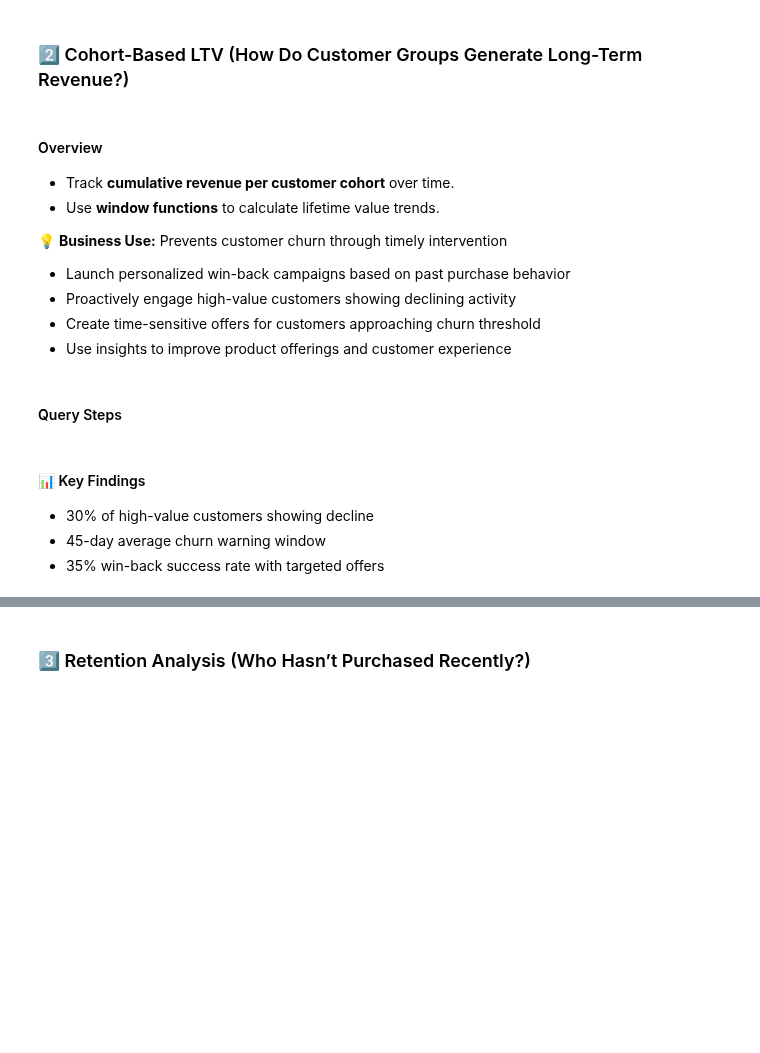
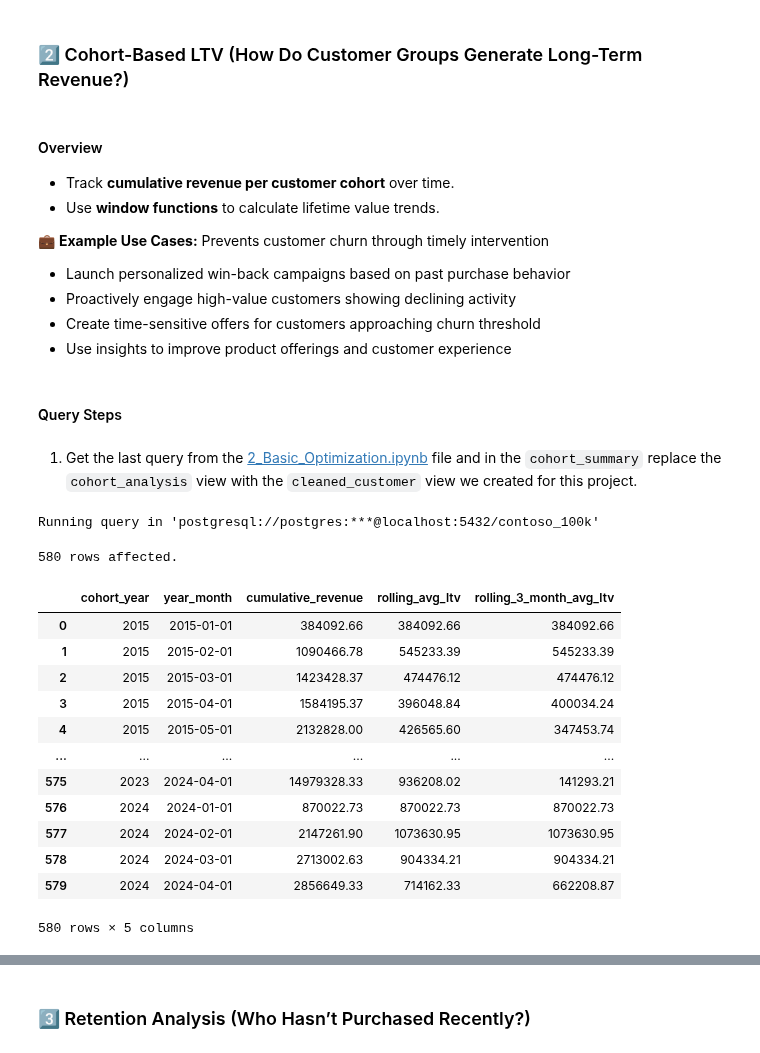
Before and after one commit to mgamzec/SQL_Data_Analytics_Project, a Jupyter notebook: 8_Project/1_Final_Project.ipynb, the cells around one changed output, grey strips where cells are left out. Cells and saved outputs as stored; diff of their text form; code cells hidden in the pictures; blank space fills up the shorter version.

```diff
--- a/8_Project/1_Final_Project.ipynb
+++ b/8_Project/1_Final_Project.ipynb
@@ -475,7 +490,7 @@ Running query in 'postgresql://postgres:***@localhost:5432/contoso_100k'
 - Track **cumulative revenue per customer cohort** over time.
 - Use **window functions** to calculate lifetime value trends.
 
-💡 **Business Use:** Prevents customer churn through timely intervention
+💼 **Example Use Cases:** Prevents customer churn through timely intervention
 - Launch personalized win-back campaigns based on past purchase behavior
 - Proactively engage high-value customers showing declining activity
 - Create time-sensitive offers for customers approaching churn threshold
@@ -487,6 +500,66 @@ Running query in 'postgresql://postgres:***@localhost:5432/contoso_100k'
-# %% [markdown]
-#### 📊 Key Findings
-
-- 30% of high-value customers showing decline
-- 45-day average churn warning window
-- 35% win-back success rate with targeted offers
+# %% [markdown]
+1. Get the last query from the [2_Basic_Optimization.ipynb](../7_Basic_Query_Optimization/2_Basic_Optimization.ipynb) file and in the `cohort_summary` replace the `cohort_analysis` view with the `cleaned_customer` view we created for this project.
+# %%
+%%sql
+
+WITH cohort_summary AS (
+    SELECT
+        cohort_year,
+        DATE_TRUNC('month', orderdate)::date AS year_month,
+        SUM(total_net_revenue) AS total_revenue
+    FROM cleaned_customer
+    GROUP BY cohort_year, year_month
+),
+
+rolling_ltv AS (
+    SELECT
+        cohort_year,
+        year_month,
+        SUM(total_revenue) OVER (
+            PARTITION BY cohort_year
+            ORDER BY year_month
+            ROWS BETWEEN UNBOUNDED PRECEDING AND CURRENT ROW
+        ) AS cumulative_revenue,
+        DENSE_RANK() OVER (
+            PARTITION BY cohort_year
+            ORDER BY year_month
+        ) AS months_since_start,
+        SUM(total_revenue) OVER (
+            PARTITION BY cohort_year
+            ORDER BY year_month
+            ROWS BETWEEN 2 PRECEDING AND CURRENT ROW
+        ) AS rolling_3_month_revenue,
+        COUNT(total_revenue) OVER (
+            PARTITION BY cohort_year
+            ORDER BY year_month
+            ROWS BETWEEN 2 PRECEDING AND CURRENT ROW
+        ) AS rolling_3_month_num_months
+    FROM cohort_summary
+)
+
+SELECT
+    cohort_year,
+    year_month,
+    cumulative_revenue,
+    cumulative_revenue / months_since_start AS cumulative_avg_ltv,
+    rolling_3_month_revenue / rolling_3_month_num_months AS rolling_3_month_avg_ltv
+FROM rolling_ltv
+ORDER BY
+    cohort_year,
+    year_month;
+# %% [output]
+Running query in 'postgresql://postgres:***@localhost:5432/contoso_100k'
+580 rows affected.
+|  | cohort_year | year_month | cumulative_revenue | rolling_avg_ltv | rolling_3_month_avg_ltv |
+| 0 | 2015 | 2015-01-01 | 384092.66 | 384092.66 | 384092.66 |
+| 1 | 2015 | 2015-02-01 | 1090466.78 | 545233.39 | 545233.39 |
+| 2 | 2015 | 2015-03-01 | 1423428.37 | 474476.12 | 474476.12 |
+| 3 | 2015 | 2015-04-01 | 1584195.37 | 396048.84 | 400034.24 |
+| 4 | 2015 | 2015-05-01 | 2132828.00 | 426565.60 | 347453.74 |
+| ... | ... | ... | ... | ... | ... |
+| 575 | 2023 | 2024-04-01 | 14979328.33 | 936208.02 | 141293.21 |
+| 576 | 2024 | 2024-01-01 | 870022.73 | 870022.73 | 870022.73 |
+| 577 | 2024 | 2024-02-01 | 2147261.90 | 1073630.95 | 1073630.95 |
+| 578 | 2024 | 2024-03-01 | 2713002.63 | 904334.21 | 904334.21 |
+| 579 | 2024 | 2024-04-01 | 2856649.33 | 714162.33 | 662208.87 |
+580 rows × 5 columns
```
Also changed, not shown: parts of 17 cells of this notebook, 4 other files.
